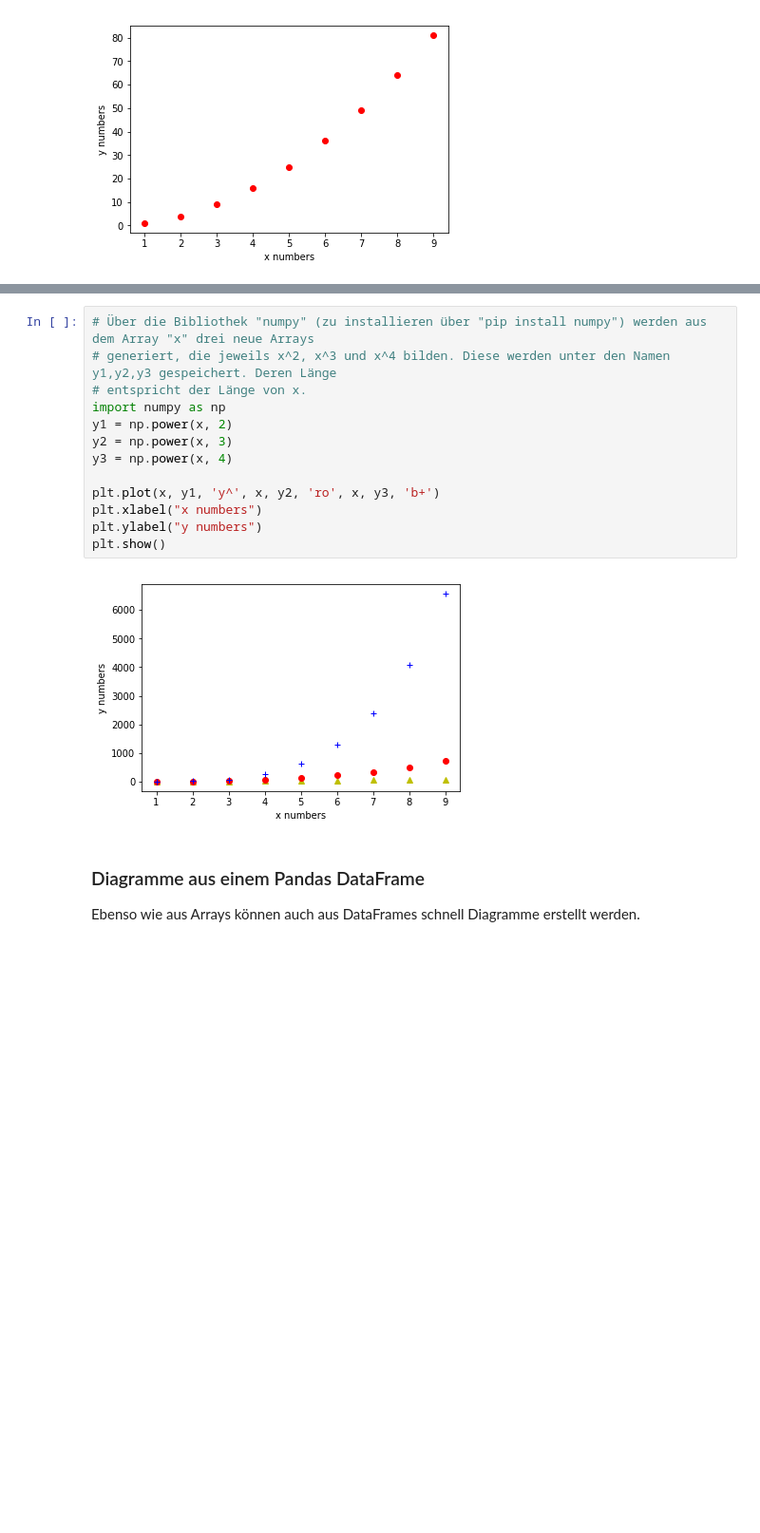
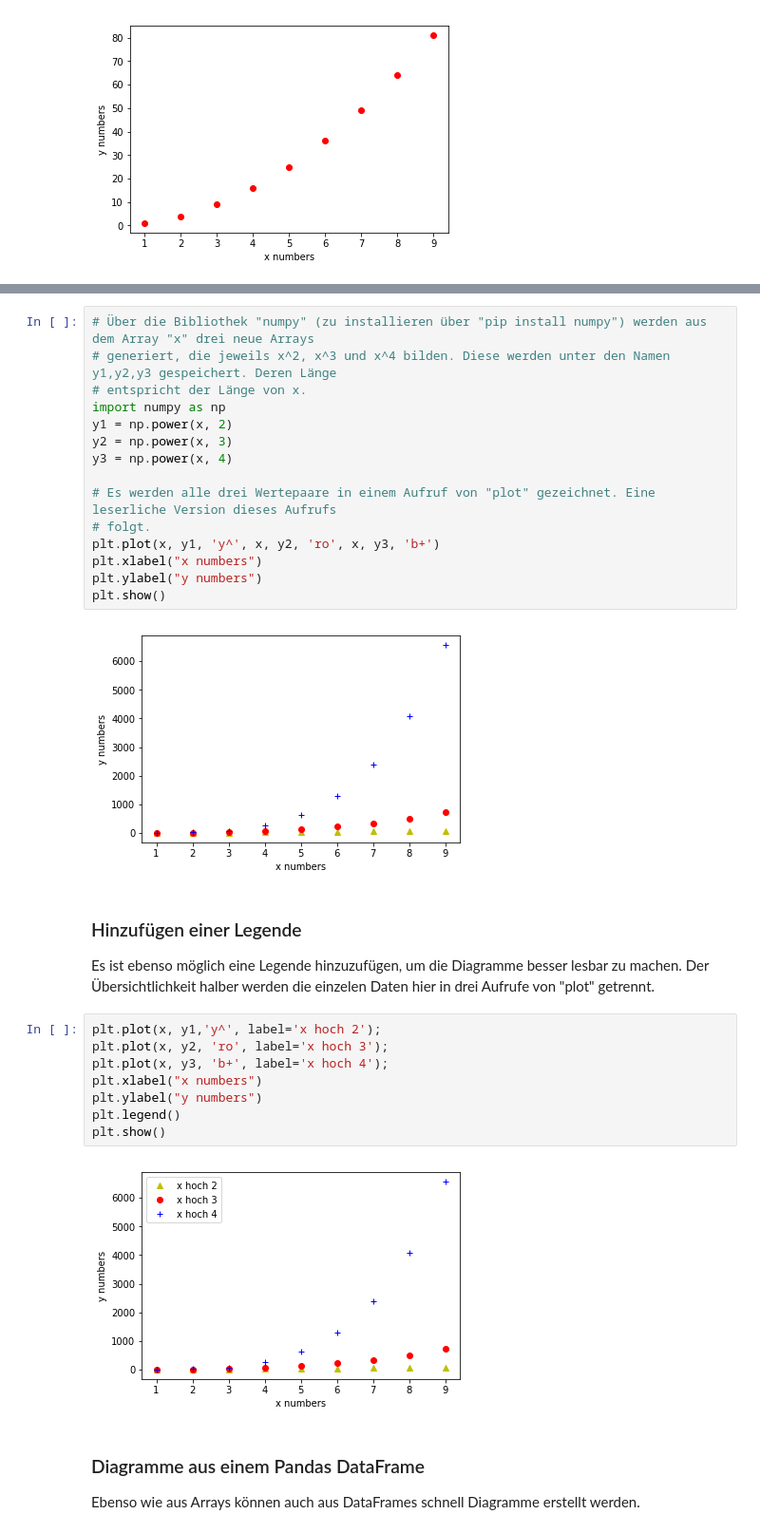
Before and after one commit to padmalcom/datutorial, a Jupyter notebook: 2 Datenvisualisierung.ipynb, the cells around one changed output, grey strips where cells are left out. Shown: that part at 95% size. Drawn from its saved outputs; the diff is of its cells as text; blank space fills up the shorter version.

```diff
--- a/2 Datenvisualisierung.ipynb
+++ b/2 Datenvisualisierung.ipynb
@@ -43,12 +44,27 @@ y1 = np.power(x, 2)
 y2 = np.power(x, 3)
 y3 = np.power(x, 4)
 
+# Es werden alle drei Wertepaare in einem Aufruf von "plot" gezeichnet. Eine leserliche Version dieses Aufrufs
+# folgt.
 plt.plot(x, y1, 'y^', x, y2, 'ro', x, y3, 'b+')
 plt.xlabel("x numbers")
 plt.ylabel("y numbers")
 plt.show()
 # %% [output]
 [figure]
+# %% [markdown]
+### Hinzufügen einer Legende
+Es ist ebenso möglich eine Legende hinzuzufügen, um die Diagramme besser lesbar zu machen. Der Übersichtlichkeit halber werden die einzelen Daten hier in drei Aufrufe von "plot" getrennt.
+# %%
+plt.plot(x, y1,'y^', label='x hoch 2');
+plt.plot(x, y2, 'ro', label='x hoch 3');
+plt.plot(x, y3, 'b+', label='x hoch 4');
+plt.xlabel("x numbers")
+plt.ylabel("y numbers")
+plt.legend()
+plt.show()
+# %% [output]
+[figure, added]
 # %% [markdown]
 ### Diagramme aus einem Pandas DataFrame
 Ebenso wie aus Arrays können auch aus DataFrames schnell Diagramme erstellt werden.
```
Also changed, not shown: parts of 11 cells of this notebook, 28 other files.
